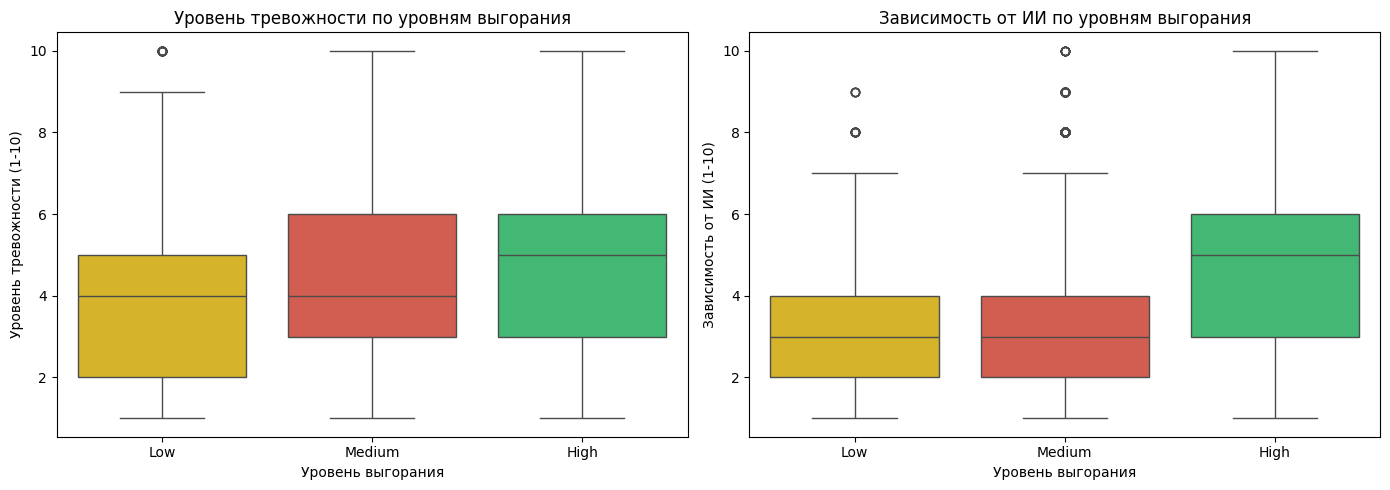
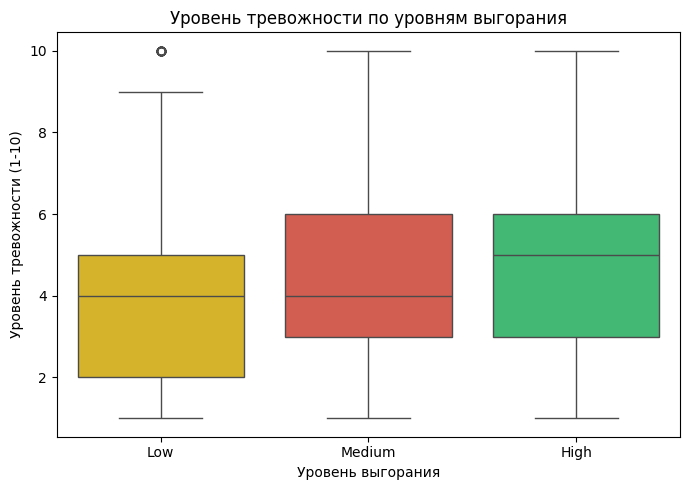
The change to this notebook cell's code, shown as a diff; its figure went from the first image to the second:
--- before
+++ after
@@ -40,8 +40,6 @@
 plt.show()
 
-# График 2: Тревожность и Зависимость от ИИ vs Выгорание
-fig, axes = plt.subplots(1, 2, figsize=(14, 5))
-
-# Тревожность
+# График 2: Тревожность vs Выгорание
+plt.figure(figsize=(7, 5))
 sns.boxplot(
     x='Burnout', 
@@ -51,26 +49,9 @@
     hue='Burnout',
     palette=['#2ecc71', '#f1c40f', '#e74c3c'],
-    legend=False,
-    ax=axes[0]
+    legend=False
 )
-axes[0].set_title('Уровень тревожности по уровням выгорания', fontsize=12)
-axes[0].set_xlabel('Уровень выгорания')
-axes[0].set_ylabel('Уровень тревожности (1-10)')
-
-# Зависимость от ИИ
-sns.boxplot(
-    x='Burnout', 
-    y='Perceived_AI_Dependency', 
-    data=df_viz,
-    order=['Low', 'Medium', 'High'],
-    hue='Burnout',
-    palette=['#2ecc71', '#f1c40f', '#e74c3c'],
-    legend=False,
-    ax=axes[1]
-)
-axes[1].set_title('Зависимость от ИИ по уровням выгорания', fontsize=12)
-axes[1].set_xlabel('Уровень выгорания')
-axes[1].set_ylabel('Зависимость от ИИ (1-10)')
-
+plt.title('Уровень тревожности по уровням выгорания', fontsize=12)
+plt.xlabel('Уровень выгорания')
+plt.ylabel('Уровень тревожности (1-10)')
 plt.tight_layout()
 plt.savefig('C:/Users/Redmi/Desktop/practise2026/data/result/anxiety_dependency_vs_burnout.png', dpi=300)

Commit: fix: use only 4 continuous features, remove correlated Perceived_AI_Dependency, README